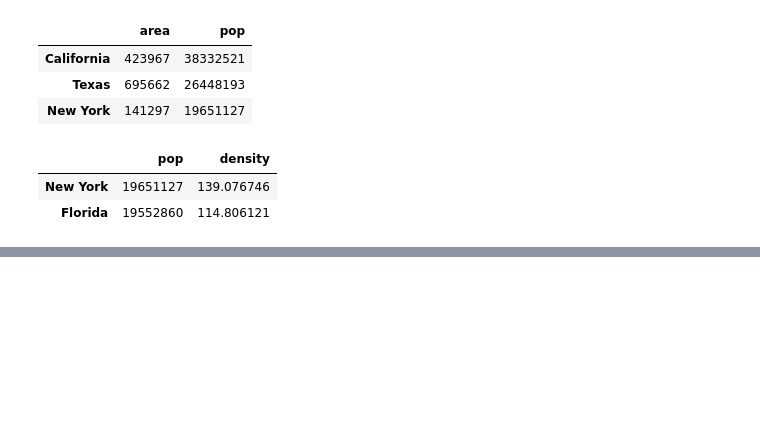
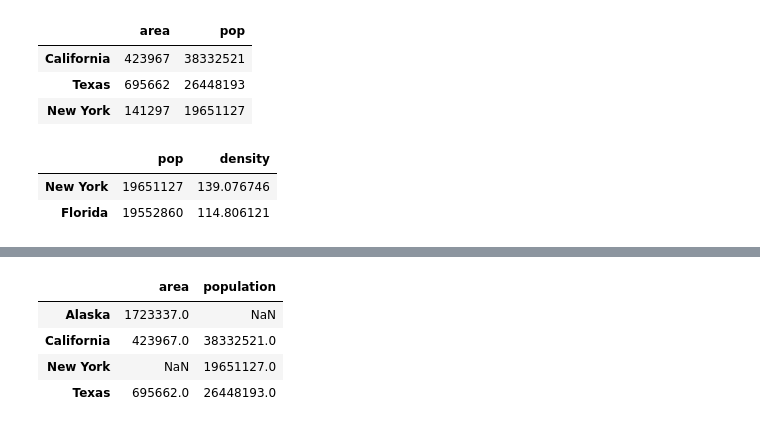
Before and after one commit to SoongMoo/shinhan2205, a Jupyter notebook: 3Day.ipynb, the cells around one changed output, grey strips where cells are left out. Cells and saved outputs as stored; diff of their text form; code cells hidden in the pictures; blank space fills up the shorter version.

```diff
--- a/3Day.ipynb
+++ b/3Day.ipynb
@@ -1089,0 +1104,13 @@ data.loc[data.density > 100, ['pop', 'density']]
+# %%
+area = pd.Series({'Alaska': 1723337, 'Texas': 695662,
+                  'California': 423967}, name='area')
+population = pd.Series({'California': 38332521, 'Texas': 26448193,
+                        'New York': 19651127}, name='population')
+df = pd.DataFrame({"area":area,"population":population })
+df
+# %% [output]
+|  | area | population |
+| Alaska | 1723337.0 | NaN |
+| California | 423967.0 | 38332521.0 |
+| New York | NaN | 19651127.0 |
+| Texas | 695662.0 | 26448193.0 |
```
Also changed, not shown: parts of 10 cells of this notebook.
